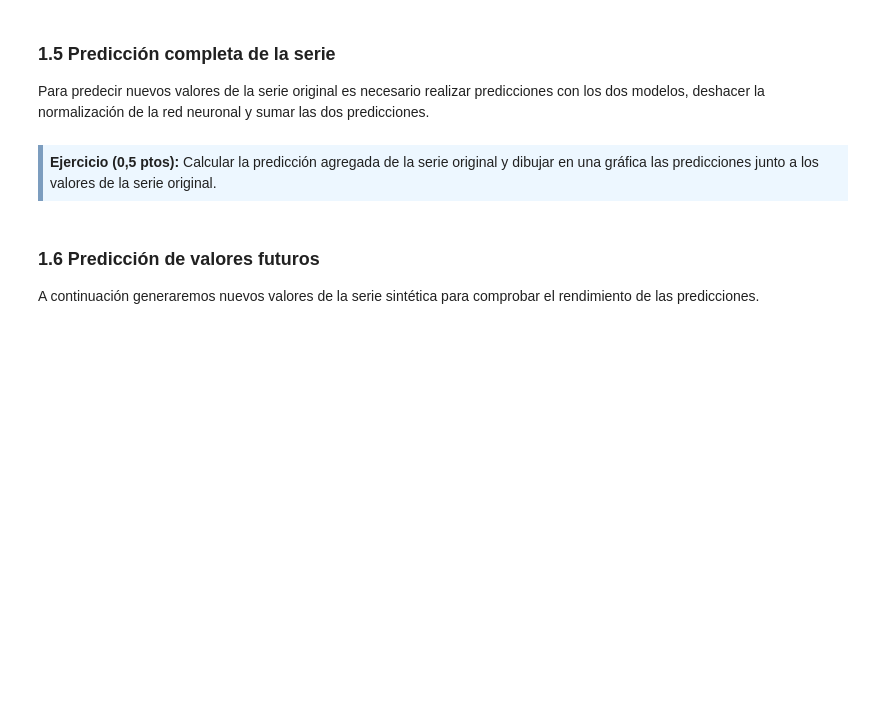
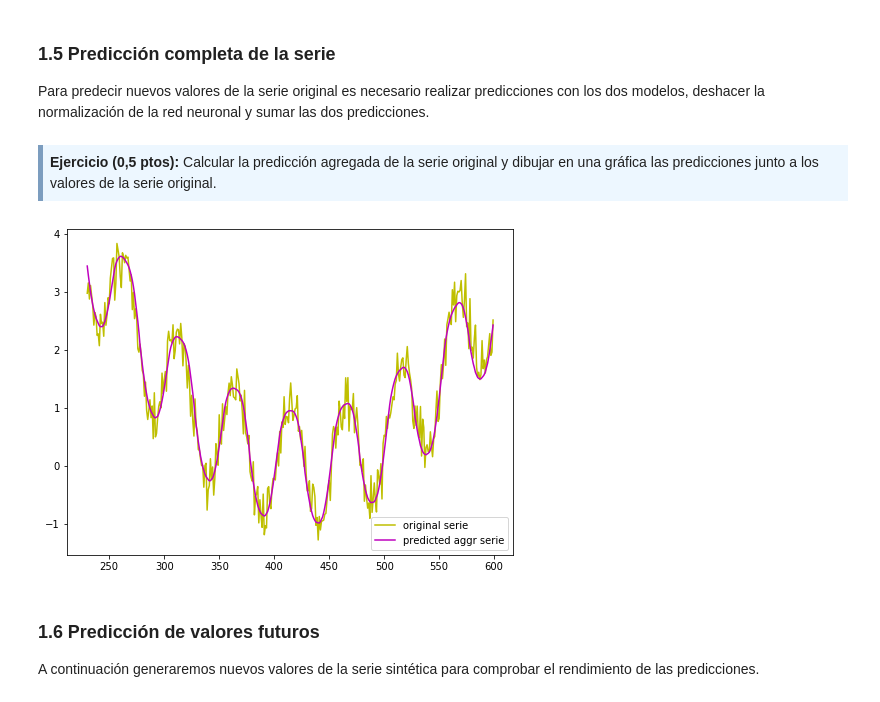
Before and after one commit to fernandoabcampos/deep-learning, a Jupyter notebook: PEC3/20182_M2.875_PEC3-Enunciado.ipynb, the cells around one changed output. Drawn from its saved outputs; the diff is of its cells as text; code cells hidden in the pictures; blank space fills up the shorter version.

```diff
--- a/PEC3/20182_M2.875_PEC3-Enunciado.ipynb
+++ b/PEC3/20182_M2.875_PEC3-Enunciado.ipynb
@@ -310,6 +290,15 @@ Para predecir nuevos valores de la serie original es necesario realizar predicci
 <div style="background-color: #EDF7FF; border-color: #7C9DBF; border-left: 5px solid #7C9DBF; padding: 0.5em;">
 <strong>Ejercicio (0,5 ptos):</strong> Calcular la predicción agregada de la serie original y dibujar en una gráfica las predicciones junto a los valores de la serie original.
 </div>
+# %%
+agregado = np.add(scaler.inverse_transform(pred_gru).reshape(-1), y_poly_pred[lookback:])
+plt.rc("figure", figsize=(8,6))
+plt.plot(idx[lookback:], serie[lookback:], color='y', label="original serie")
+plt.plot(idx[lookback:], agregado, color='m', label="predicted aggr serie")
+plt.legend(loc="lower right")
+plt.show()
+# %% [output]
+[figure, added]
 # %% [markdown]
 ### 1.6 Predicción de valores futuros
 
```
Also changed, not shown: parts of 6 cells of this notebook.
